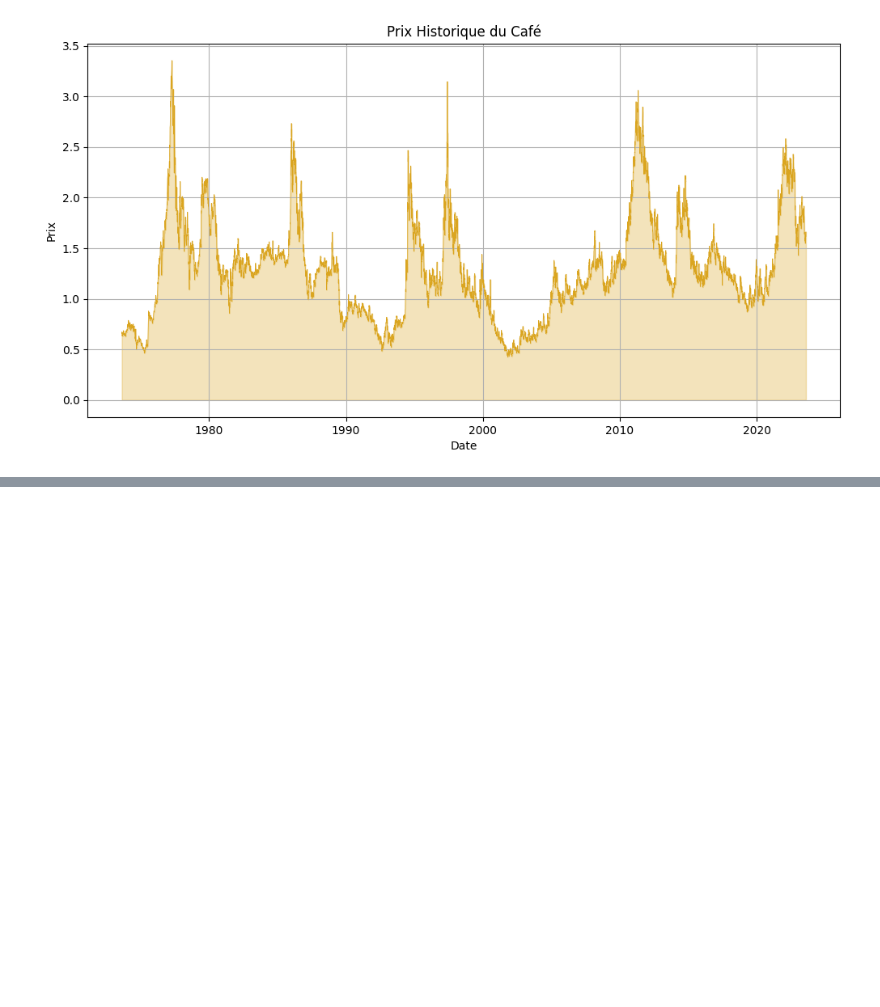
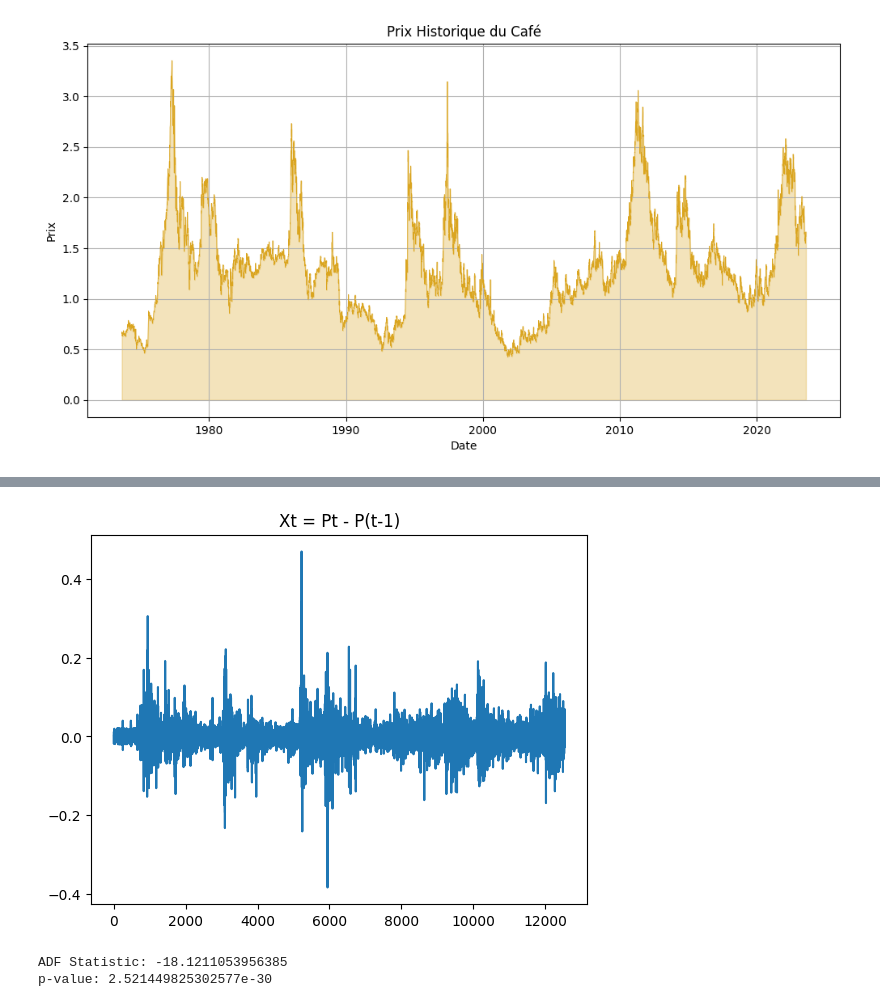
Before and after one commit to ThomasAPRichard/M1_DS, a Jupyter notebook: Série-Temporelle/Coffe_time_series_forecasting/Projet_ST_Thomas_Hichem.ipynb, the cells around one changed output, grey strips where cells are left out. Cells and saved outputs as stored; diff of their text form; code cells hidden in the pictures; blank space fills up the shorter version.

```diff
--- a/Série-Temporelle/Coffe_time_series_forecasting/Projet_ST_Thomas_Hichem.ipynb
+++ b/Série-Temporelle/Coffe_time_series_forecasting/Projet_ST_Thomas_Hichem.ipynb
@@ -51,0 +98,24 @@ plt.show()
+# %%
+# Calcul de la différence
+data['value_diff'] = data['value'].diff()
+
+# Suppression des NaN et des valeurs infinies
+data = data.dropna(subset=['value_diff'])  # Supprime les lignes avec NaN dans 'value_diff'
+
+# Visualisation
+plt.figure()
+plt.plot(data['value_diff'])
+plt.title("Xt = Pt - P(t-1)")
+plt.show()
+
+# Test ADF
+result = adfuller(data['value_diff'], autolag='AIC')
+adf_stat = result[0]
+p_value = result[1]
+
+print(f"ADF Statistic: {adf_stat}")
+print(f"p-value: {p_value}")
+# %% [output]
+[figure, added]
+ADF Statistic: -18.1211053956385
+p-value: 2.521449825302577e-30
```
Also changed, not shown: parts of 22 cells of this notebook, 1 other file.
